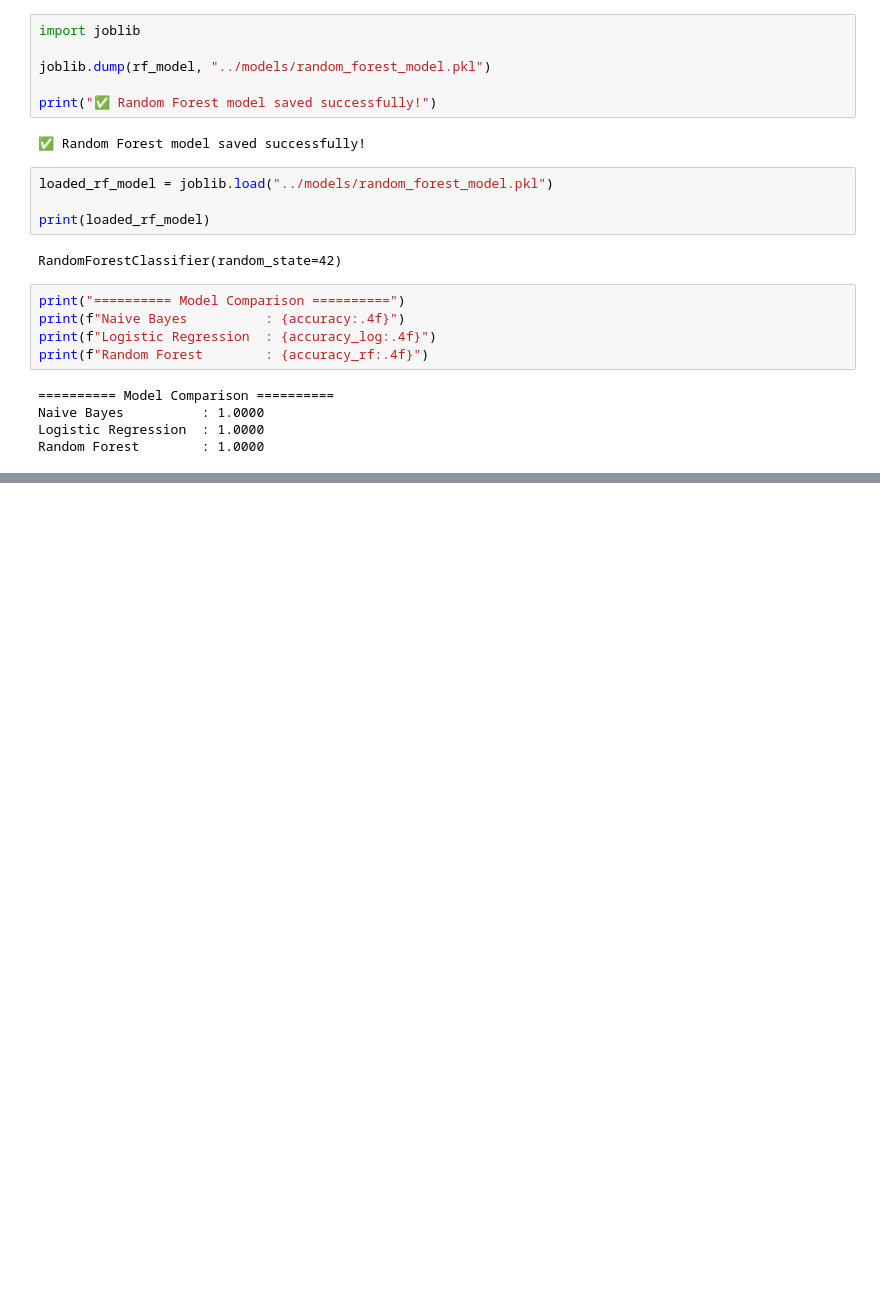
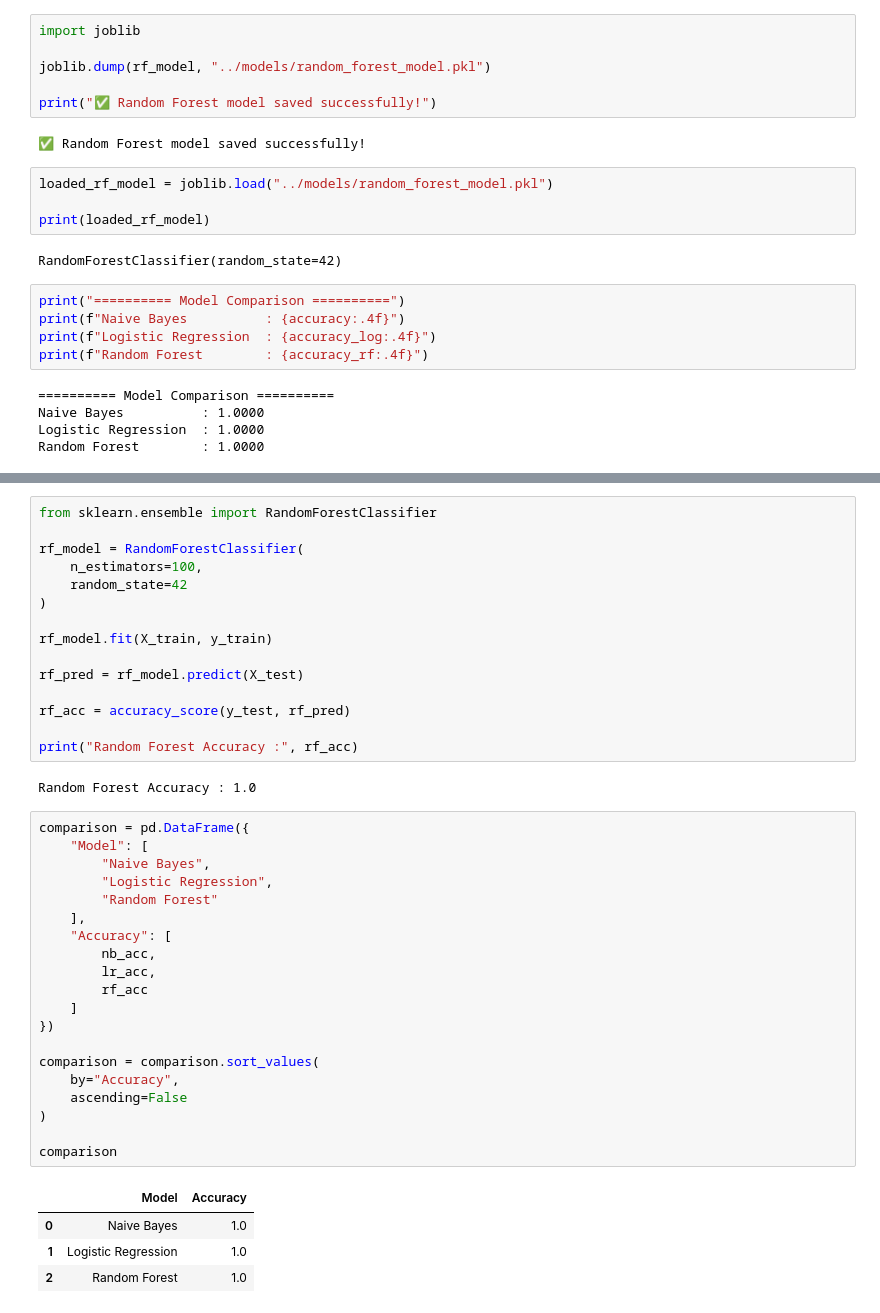
Before and after one commit to papa-tech00/Smart-Complaint-Management-System-, a Jupyter notebook: notebooks/feature_engineering.ipynb, the cells around one changed output, grey strips where cells are left out. Drawn from its saved outputs; the diff is of its cells as text; blank space fills up the shorter version.

Commit message:
Completed Day 6 - Model Comparison

```diff
--- a/notebooks/feature_engineering.ipynb
+++ b/notebooks/feature_engineering.ipynb
@@ -687,0 +721,42 @@ Random Forest        : 1.0000
+# %%
+from sklearn.ensemble import RandomForestClassifier
+
+rf_model = RandomForestClassifier(
+    n_estimators=100,
+    random_state=42
+)
+
+rf_model.fit(X_train, y_train)
+
+rf_pred = rf_model.predict(X_test)
+
+rf_acc = accuracy_score(y_test, rf_pred)
+
+print("Random Forest Accuracy :", rf_acc)
+# %% [output]
+Random Forest Accuracy : 1.0
+# %%
+comparison = pd.DataFrame({
+    "Model": [
+        "Naive Bayes",
+        "Logistic Regression",
+        "Random Forest"
+    ],
+    "Accuracy": [
+        nb_acc,
+        lr_acc,
+        rf_acc
+    ]
+})
+
+comparison = comparison.sort_values(
+    by="Accuracy",
+    ascending=False
+)
+
+comparison
+# %% [output]
+|  | Model | Accuracy |
+| 0 | Naive Bayes | 1.0 |
+| 1 | Logistic Regression | 1.0 |
+| 2 | Random Forest | 1.0 |
```
Also changed, not shown: parts of 7 cells of this notebook, 2 other files.
